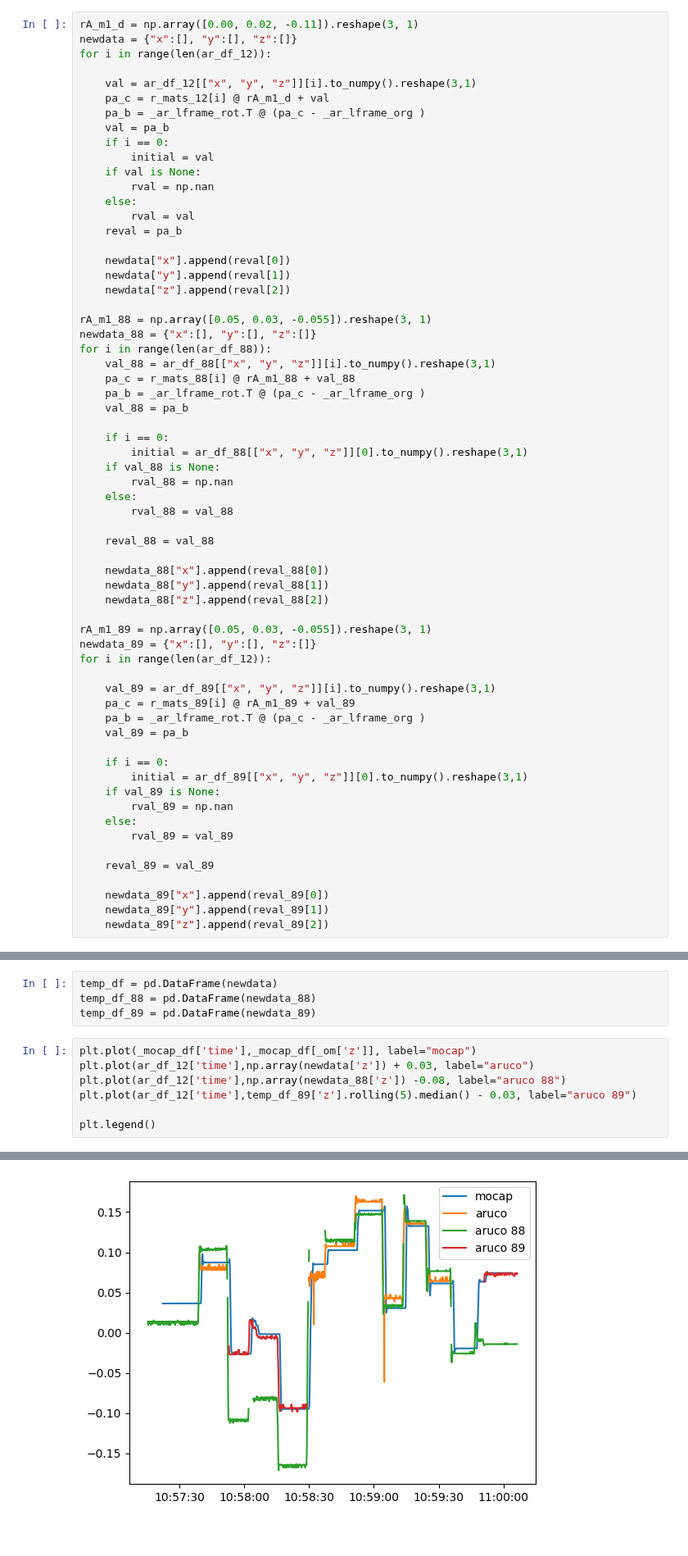
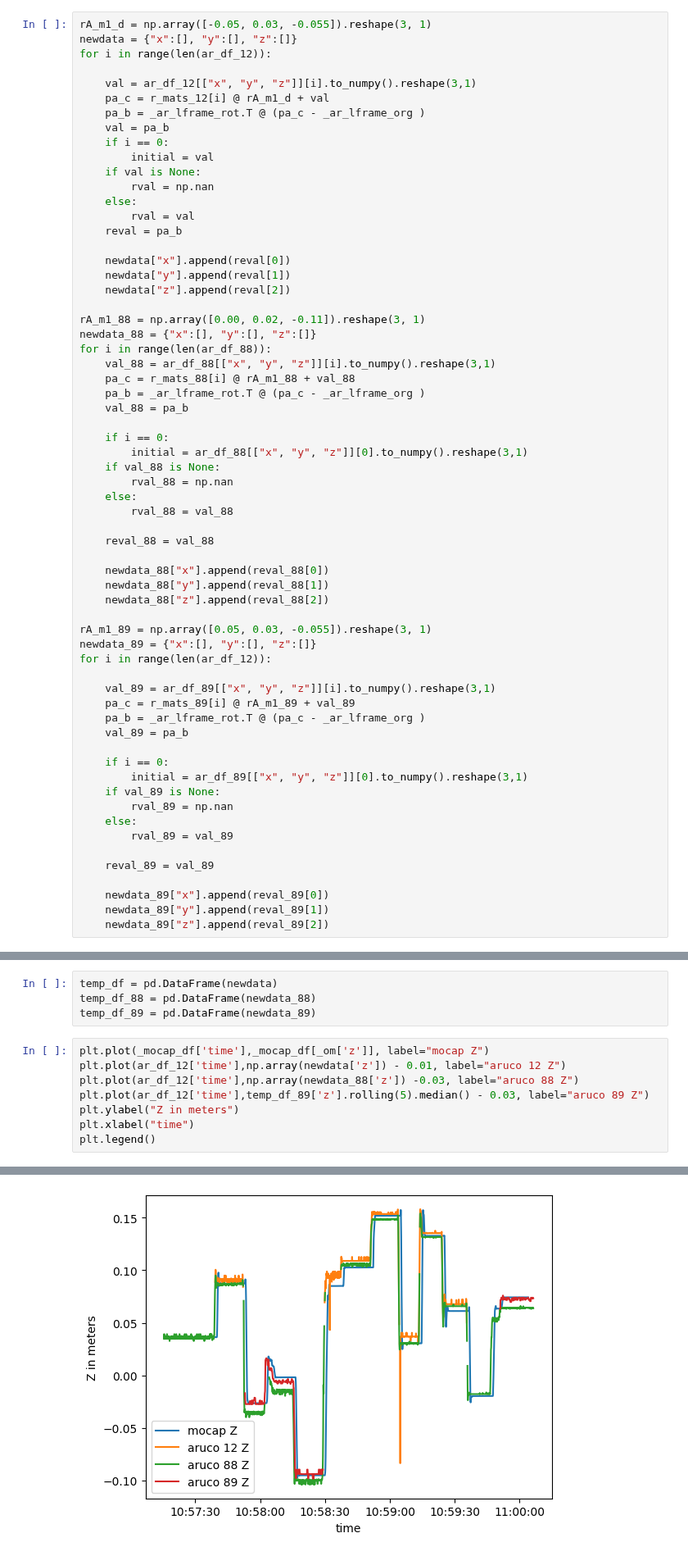
Before and after one commit to SujithChristopher/armbo, a Jupyter notebook: speed_bins/orientation_skateboard.ipynb, the cells around one changed output, grey strips where cells are left out. Shown at 82% size. Cells and saved outputs as stored; diff of their text form; blank space fills up the shorter version.

```diff
--- a/speed_bins/orientation_skateboard.ipynb
+++ b/speed_bins/orientation_skateboard.ipynb
@@ -320,7 +320,7 @@ r_mats_12 = R.from_rotvec(ar_df_12[['rx', 'ry', 'rz']].to_numpy()).as_matrix()
 r_mats_88 = R.from_rotvec(ar_df_88[['rx', 'ry', 'rz']].to_numpy()).as_matrix()
 r_mats_89 = R.from_rotvec(ar_df_89[['rx', 'ry', 'rz']].to_numpy()).as_matrix()
 # %%
-rA_m1_d = np.array([0.00, 0.02, -0.11]).reshape(3, 1)
+rA_m1_d = np.array([-0.05, 0.03, -0.055]).reshape(3, 1)
 newdata = {"x":[], "y":[], "z":[]}
 for i in range(len(ar_df_12)):
 
@@ -340,7 +340,7 @@ for i in range(len(ar_df_12)):
     newdata["y"].append(reval[1])
     newdata["z"].append(reval[2])
 
-rA_m1_88 = np.array([0.05, 0.03, -0.055]).reshape(3, 1)
+rA_m1_88 = np.array([0.00, 0.02, -0.11]).reshape(3, 1)
 newdata_88 = {"x":[], "y":[], "z":[]}
 for i in range(len(ar_df_88)):
     val_88 = ar_df_88[["x", "y", "z"]][i].to_numpy().reshape(3,1)
@@ -400,12 +401,13 @@ temp_df = pd.DataFrame(newdata)
 temp_df_88 = pd.DataFrame(newdata_88)
 temp_df_89 = pd.DataFrame(newdata_89)
 # %%
-plt.plot(_mocap_df['time'],_mocap_df[_om['z']], label="mocap")
-plt.plot(ar_df_12['time'],np.array(newdata['z']) + 0.03, label="aruco")
-plt.plot(ar_df_12['time'],np.array(newdata_88['z']) -0.08, label="aruco 88")
-plt.plot(ar_df_12['time'],temp_df_89['z'].rolling(5).median() - 0.03, label="aruco 89")
-
+plt.plot(_mocap_df['time'],_mocap_df[_om['z']], label="mocap Z")
+plt.plot(ar_df_12['time'],np.array(newdata['z']) - 0.01, label="aruco 12 Z")
+plt.plot(ar_df_12['time'],np.array(newdata_88['z']) -0.03, label="aruco 88 Z")
+plt.plot(ar_df_12['time'],temp_df_89['z'].rolling(5).median() - 0.03, label="aruco 89 Z")
+plt.ylabel("Z in meters")
+plt.xlabel("time")
 plt.legend()
 # %% [output]
 <matplotlib.legend.Legend at 0x...>
-[figure, old version]
+[figure, new version]
```
Also changed, not shown: parts of 2 cells of this notebook, 6 other files.
